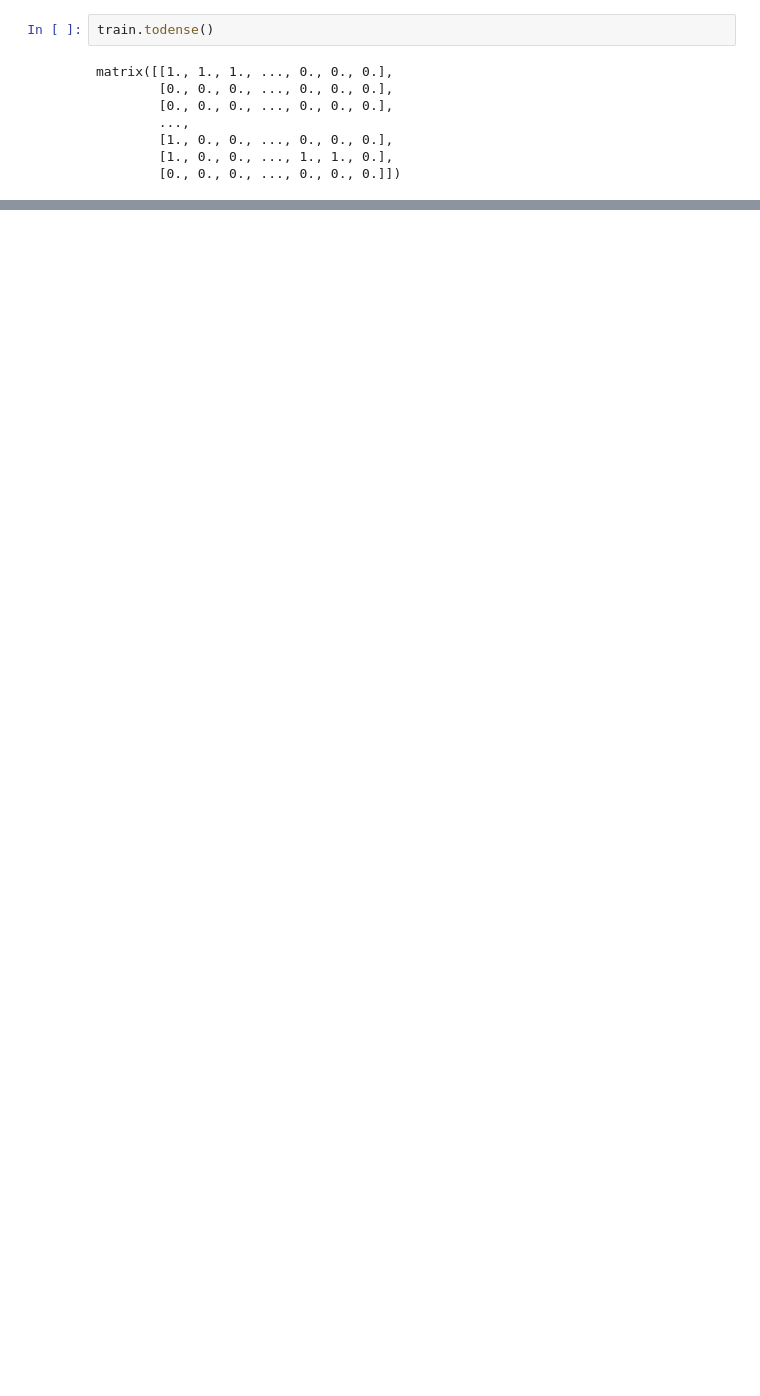
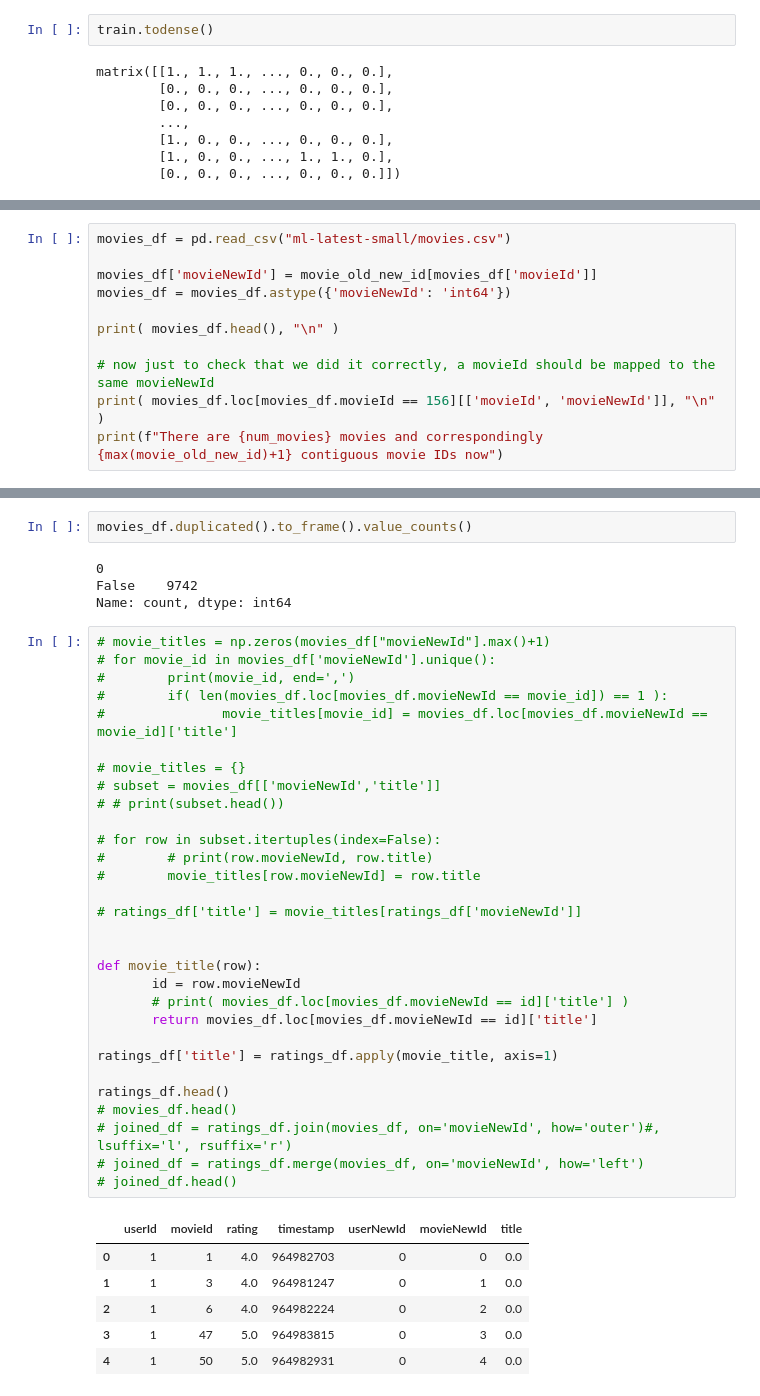
Before and after one commit to kushagrasachan/RecSys, a Jupyter notebook: MF_Recommender_nb.ipynb, the cells around one changed output, grey strips where cells are left out. Saved outputs shown, nothing was run; the diff lists cells and outputs as text; blank space fills up the shorter version.

```diff
--- a/MF_Recommender_nb.ipynb
+++ b/MF_Recommender_nb.ipynb
@@ -767,0 +800,11 @@ train.shape[0] * train.shape[1]
+# %%
+movies_df = pd.read_csv("ml-latest-small/movies.csv")
+
+movies_df['movieNewId'] = movie_old_new_id[movies_df['movieId']]
+movies_df = movies_df.astype({'movieNewId': 'int64'})
+
+print( movies_df.head(), "\n" )
+
+# now just to check that we did it correctly, a movieId should be mapped to the same movieNewId
+print( movies_df.loc[movies_df.movieId == 156][['movieId', 'movieNewId']], "\n" )
+print(f"There are {num_movies} movies and correspondingly {max(movie_old_new_id)+1} contiguous movie IDs now")
@@ -767,0 +911,43 @@ train.shape[0] * train.shape[1]
+# %%
+movies_df.duplicated().to_frame().value_counts()
+# %% [output]
+0
+False    9742
+Name: count, dtype: int64
+# %%
+# movie_titles = np.zeros(movies_df["movieNewId"].max()+1)
+# for movie_id in movies_df['movieNewId'].unique():
+#        print(movie_id, end=',')
+#        if( len(movies_df.loc[movies_df.movieNewId == movie_id]) == 1 ):
+#               movie_titles[movie_id] = movies_df.loc[movies_df.movieNewId == movie_id]['title']
+
+# movie_titles = {}
+# subset = movies_df[['movieNewId','title']]
+# # print(subset.head())
+
+# for row in subset.itertuples(index=False):
+#        # print(row.movieNewId, row.title)
+#        movie_titles[row.movieNewId] = row.title
+
+# ratings_df['title'] = movie_titles[ratings_df['movieNewId']]
+
+
+def movie_title(row):
+       id = row.movieNewId
+       # print( movies_df.loc[movies_df.movieNewId == id]['title'] )
+       return movies_df.loc[movies_df.movieNewId == id]['title']
+
+ratings_df['title'] = ratings_df.apply(movie_title, axis=1)
+
+ratings_df.head()
+# movies_df.head()
+# joined_df = ratings_df.join(movies_df, on='movieNewId', how='outer')#, lsuffix='l', rsuffix='r')
+# joined_df = ratings_df.merge(movies_df, on='movieNewId', how='left')
+# joined_df.head()
+# %% [output]
+|  | userId | movieId | rating | timestamp | userNewId | movieNewId | title |
+| 0 | 1 | 1 | 4.0 | 964982703 | 0 | 0 | 0.0 |
+| 1 | 1 | 3 | 4.0 | 964981247 | 0 | 1 | 0.0 |
+| 2 | 1 | 6 | 4.0 | 964982224 | 0 | 2 | 0.0 |
+| 3 | 1 | 47 | 5.0 | 964983815 | 0 | 3 | 0.0 |
+| 4 | 1 | 50 | 5.0 | 964982931 | 0 | 4 | 0.0 |
```
Also changed, not shown: parts of 29 cells of this notebook.
